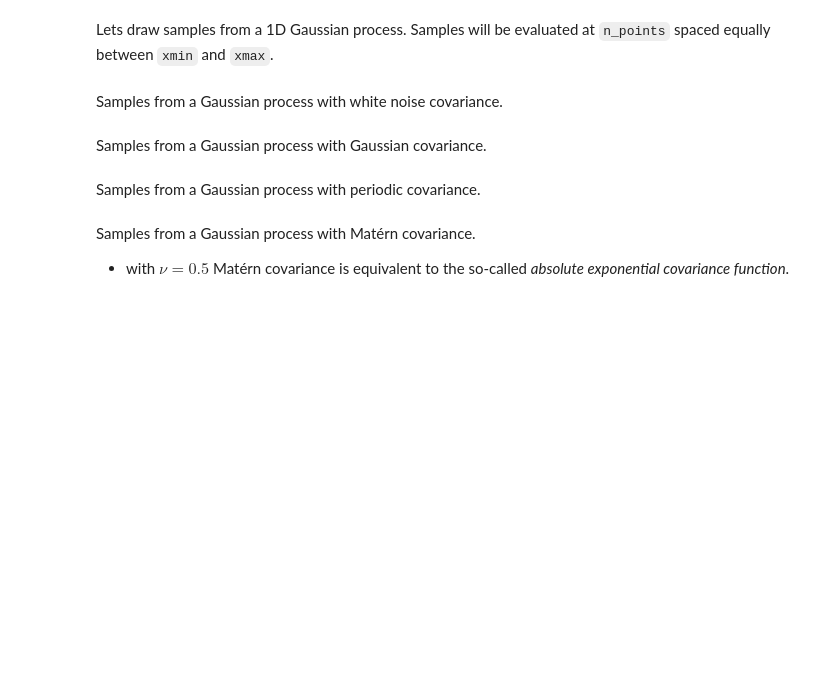
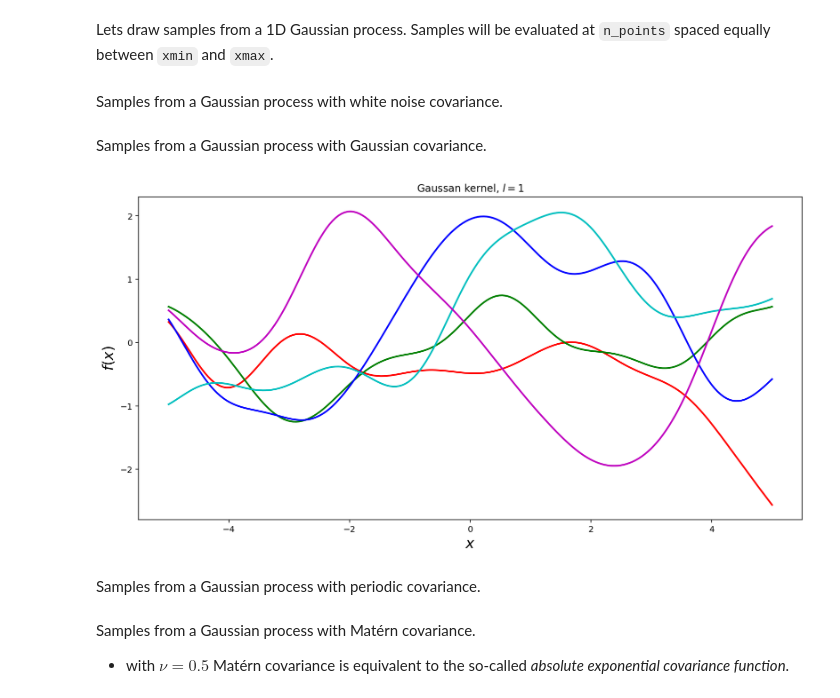
Before and after one commit to pweglik/esum, a Jupyter notebook: lab4.ipynb, the cells around one changed output. Drawn from its saved outputs; the diff is of its cells as text; code cells hidden in the pictures; blank space fills up the shorter version.

```diff
--- a/lab4.ipynb
+++ b/lab4.ipynb
@@ -134,7 +135,7 @@ def white_noise_kernel(X, Y, sigma=1.0):
                       {2l^2}\right)$$
 # %%
 def gaussian_kernel(X, Y, l=1.0):
-    raise Exception('Implement gaussian_kernel function')
+    return np.exp(- sqdist(X, Y) / (2 * l**2) )
 # %% [markdown]
 - Periodic kernel:
 
@@ -196,9 +197,12 @@ Implement `sample_gp` function which takes as an input:
 - Additional arguments for the covariance function: `kernel_args`.
 
 and returns samples from the Gaussian process evaluated at `X`. The result should be a NumPy array with shape: $n\_samples \times n$.
-# %%
-def sample_gp(X, kernel=gaussian_kernel, samples=1, **kernel_args):
-    raise Exception('Implement sample_gp function')
+# %%
+def sample_gp(X, kernel=gaussian_kernel, samples=1, **kernel_args):
+    sigma = kernel(X, X, **kernel_args)
+    samples_value = mvn.rvs(mean = np.zeros(sigma.shape[0]), cov = sigma, size = samples)
+
+    return samples_value
 # %% [markdown]
 Lets draw samples from a 1D Gaussian process. Samples will be evaluated at `n_points` spaced equally between `xmin` and `xmax`.
 # %%
@@ -216,10 +221,12 @@ plot_gp_samples(plt.gca(), X, f, r'White noise kernel, $\sigma=1$')
 # %% [markdown]
 Samples from a Gaussian process with Gaussian covariance.
 # %%
-f = sample_gp(X, kernel=gaussian_kernel, samples=3, l=1)
+f = sample_gp(X, kernel=gaussian_kernel, samples=5, l=1)
 
 fig = plt.figure(figsize=(14, 7))
 plot_gp_samples(plt.gca(), X, f, r'Gaussan kernel, $l=1$')
+# %% [output]
+[figure, added]
 # %%
 f = sample_gp(X, kernel=gaussian_kernel, samples=3, l=3)
 
```
Also changed, not shown: parts of 3 cells of this notebook.
